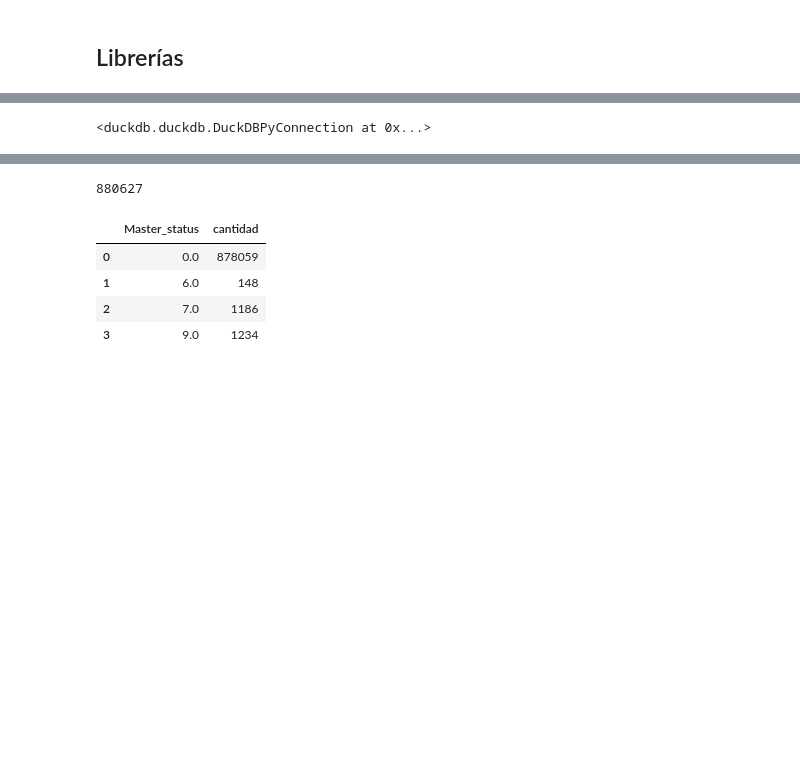
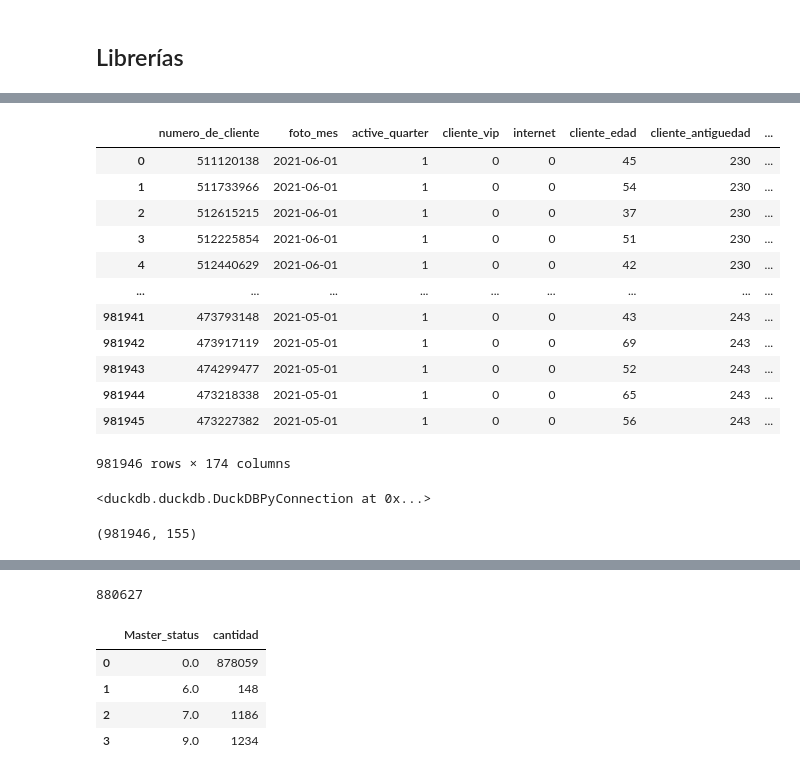
Before and after one commit to N-Alba-DS/dmeyf2024, a Jupyter notebook: Modelos/Modelo_1.ipynb, the cells around one changed output, grey strips where cells are left out. Cells and saved outputs as stored; diff of their text form; code cells hidden in the pictures; blank space fills up the shorter version.

```diff
--- a/Modelos/Modelo_1.ipynb
+++ b/Modelos/Modelo_1.ipynb
@@ -109,4 +113,21 @@ semillas =[ 400009,  500009,  600011,  700021,  800021]
 
 # # # Realizar el merge
 # # df_parallel = df_parallel.merge(df_ternaria, on=['numero_de_cliente', 'foto_mes'], how='left')
+# %%
+%%sql
+select * from df_train
+# %% [output]
+|  | numero_de_cliente | foto_mes | active_quarter | cliente_vip | internet | cliente_edad | cliente_antiguedad | ... |
+| 0 | 511120138 | 2021-06-01 | 1 | 0 | 0 | 45 | 230 | ... |
+| 1 | 511733966 | 2021-06-01 | 1 | 0 | 0 | 54 | 230 | ... |
+| 2 | 512615215 | 2021-06-01 | 1 | 0 | 0 | 37 | 230 | ... |
+| 3 | 512225854 | 2021-06-01 | 1 | 0 | 0 | 51 | 230 | ... |
+| 4 | 512440629 | 2021-06-01 | 1 | 0 | 0 | 42 | 230 | ... |
+| ... | ... | ... | ... | ... | ... | ... | ... | ... |
+| 981941 | 473793148 | 2021-05-01 | 1 | 0 | 0 | 43 | 243 | ... |
+| 981942 | 473917119 | 2021-05-01 | 1 | 0 | 0 | 69 | 243 | ... |
+| 981943 | 474299477 | 2021-05-01 | 1 | 0 | 0 | 52 | 243 | ... |
+| 981944 | 473218338 | 2021-05-01 | 1 | 0 | 0 | 65 | 243 | ... |
+| 981945 | 473227382 | 2021-05-01 | 1 | 0 | 0 | 56 | 243 | ... |
+981946 rows × 174 columns
 # %%
@@ -115,6 +142,10 @@ con = duckdb.connect(database=':memory:')
 con.register('df_train', df_train)
 # %% [output]
 <duckdb.duckdb.DuckDBPyConnection at 0x...>
+# %%
+df_train.shape
+# %% [output]
+(981946, 155)
 # %%
 df_train.head()
 # %% [output]
```
Also changed, not shown: parts of 30 cells of this notebook, 1 other file.
